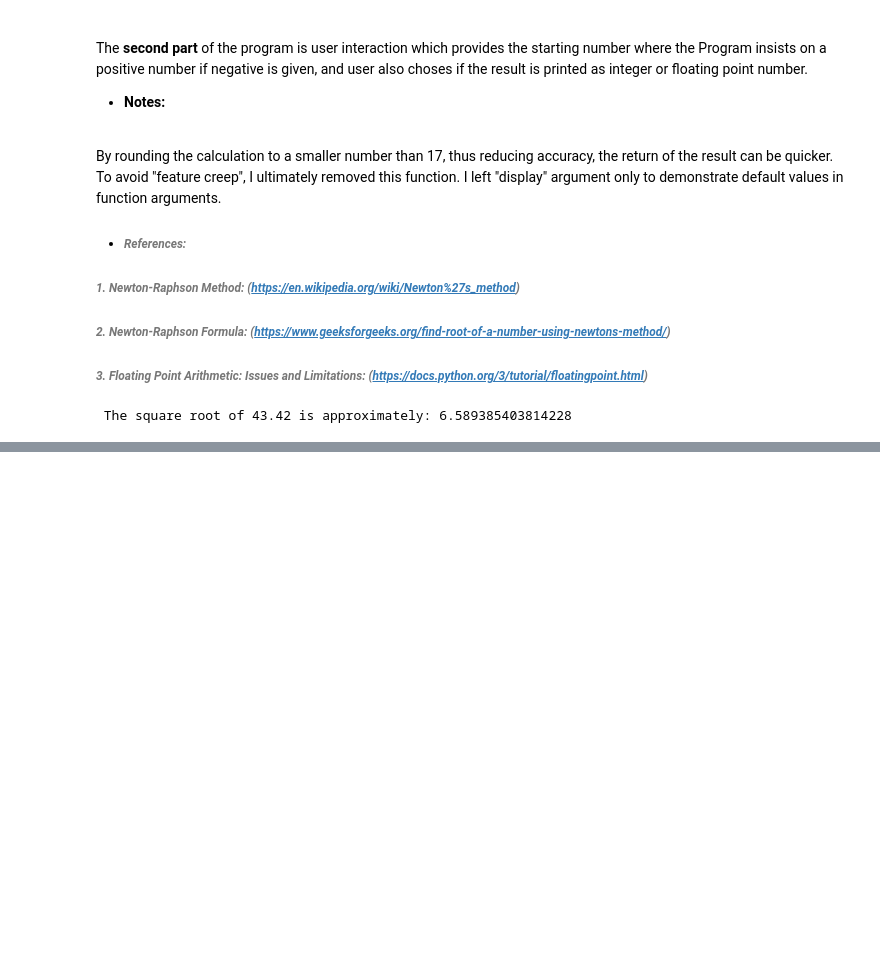
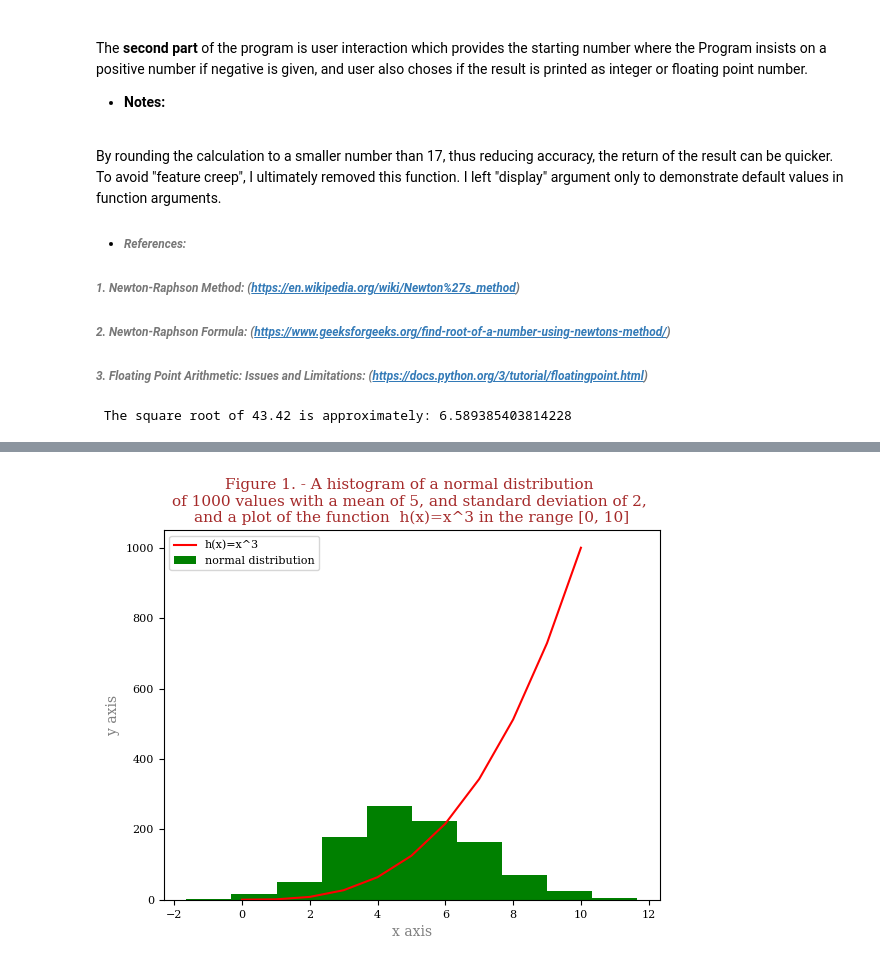
Before and after one commit to noyo0/pands-problem-sheet, a Jupyter notebook: ReadMe_JUPY.ipynb, the cells around one changed output, grey strips where cells are left out. Saved outputs shown, nothing was run; the diff lists cells and outputs as text; code cells hidden in the pictures; blank space fills up the shorter version.

Commit message:
plotting

```diff
--- a/ReadMe_JUPY.ipynb
+++ b/ReadMe_JUPY.ipynb
@@ -313,0 +336,40 @@ except: # giving user instructions and calling "fn_list" to create available fil
+# %%
+import numpy as np
+import matplotlib.pyplot as plt
+
+numbers = np.random.normal(5,2,1000) # 1000 values with a mean of 5 and standard deviation of 2
+
+# ------ h(x)=x**3--------------->
+xcubed=[]
+for i in range(0,11):
+    x=i**3
+    xcubed.append(x)
+#---------------------------------I
+#-----------def plot font styles------------------------------>
+small = 8
+med = 10
+big = 14
+plt.rc('font', size=small)          # controls default text sizes
+plt.rc('axes', titlesize=small)     # fontsize of the axes title
+plt.rc('axes', labelsize=med)    # fontsize of the x and y labels
+plt.rc('xtick', labelsize=small)    # fontsize of the tick labels
+plt.rc('ytick', labelsize=small)    # fontsize of the tick labels
+plt.rc('legend', fontsize=small)    # legend fontsize
+plt.rc('font', family='serif')          # controls default text style
+specfont1 = {'family':'serif','color':'brown','size':11}
+#--------------------------------------------------------------I
+#---------------labels---------------------->
+plt.title("""Figure 1. - A histogram of a normal distribution
+of 1000 values with a mean of 5, and standard deviation of 2,
+and a plot of the function  h(x)=x^3 in the range [0, 10]""", fontdict=specfont1)
+plt.xlabel("x axis",color="grey")
+plt.ylabel("y axis", color="grey")
+#-------------------------------------------I
+#--------plot data ----------->
+plt.hist(numbers,color='green')
+plt.plot(xcubed,color="red")
+#-----------------------------I
+plt.legend(["h(x)=x^3","normal distribution"])
+plt.show()
+# %% [output]
+[figure, added]
```
Also changed, not shown: parts of 4 cells of this notebook, 2 other files.
